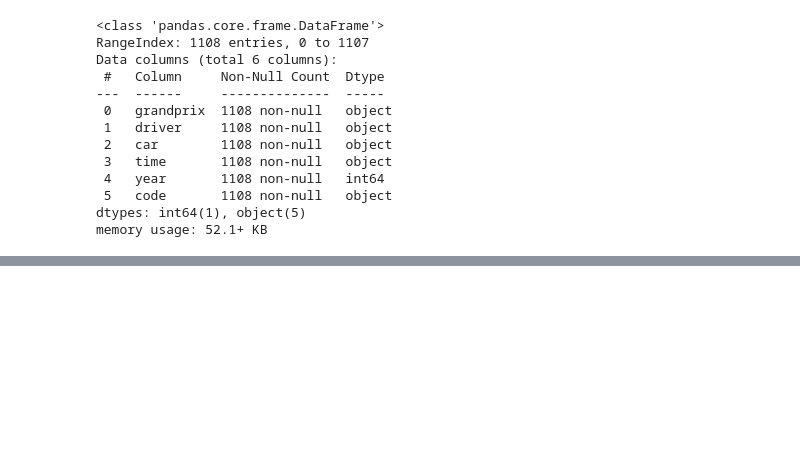
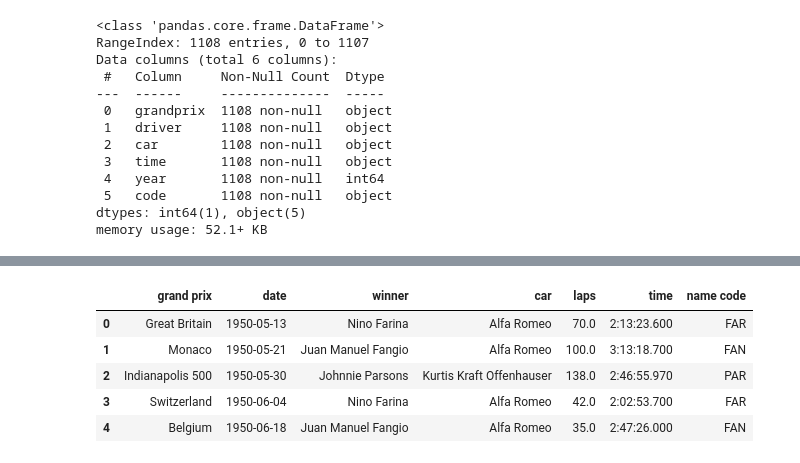
Before and after one commit to victorjgg14/f1-analisis, a Jupyter notebook: code/ETL.ipynb, the cells around one changed output, grey strips where cells are left out. Drawn from its saved outputs; the diff is of its cells as text; code cells hidden in the pictures; blank space fills up the shorter version.

```diff
--- a/code/ETL.ipynb
+++ b/code/ETL.ipynb
@@ -142,0 +181,11 @@ df2.to_csv('fastest_laps_clean.csv', index=False)
+# %%
+df4.columns = df4.columns.str.lower()
+
+df4.iloc[11, 4] = 77
+df4.iloc[11, 5] = '3:22:11.000'
+
+df4.iloc[49, 4] = 98
+df4.iloc[49, 5] = '3:00:03.700'
+
+df4.iloc[63, 4] = 90
+df4.iloc[63, 5] = '3:06:37.800'
@@ -142,0 +238,9 @@ df2.to_csv('fastest_laps_clean.csv', index=False)
+# %%
+df4.head()
+# %% [output]
+|  | grand prix | date | winner | car | laps | time | name code |
+| 0 | Great Britain | 1950-05-13 | Nino Farina | Alfa Romeo | 70.0 | 2:13:23.600 | FAR |
+| 1 | Monaco | 1950-05-21 | Juan Manuel Fangio | Alfa Romeo | 100.0 | 3:13:18.700 | FAN |
+| 2 | Indianapolis 500 | 1950-05-30 | Johnnie Parsons | Kurtis Kraft Offenhauser | 138.0 | 2:46:55.970 | PAR |
+| 3 | Switzerland | 1950-06-04 | Nino Farina | Alfa Romeo | 42.0 | 2:02:53.700 | FAR |
+| 4 | Belgium | 1950-06-18 | Juan Manuel Fangio | Alfa Romeo | 35.0 | 2:47:26.000 | FAN |
```
Also changed, not shown: parts of 11 cells of this notebook, 3 other files.
